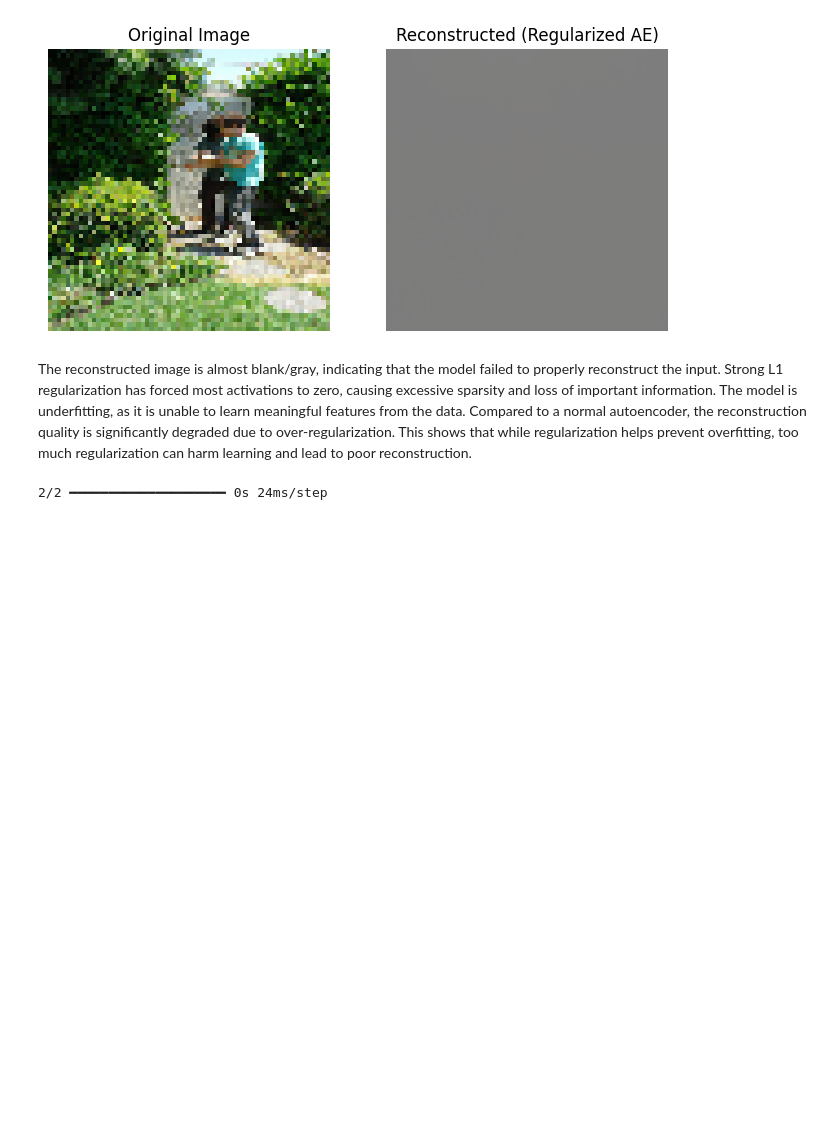
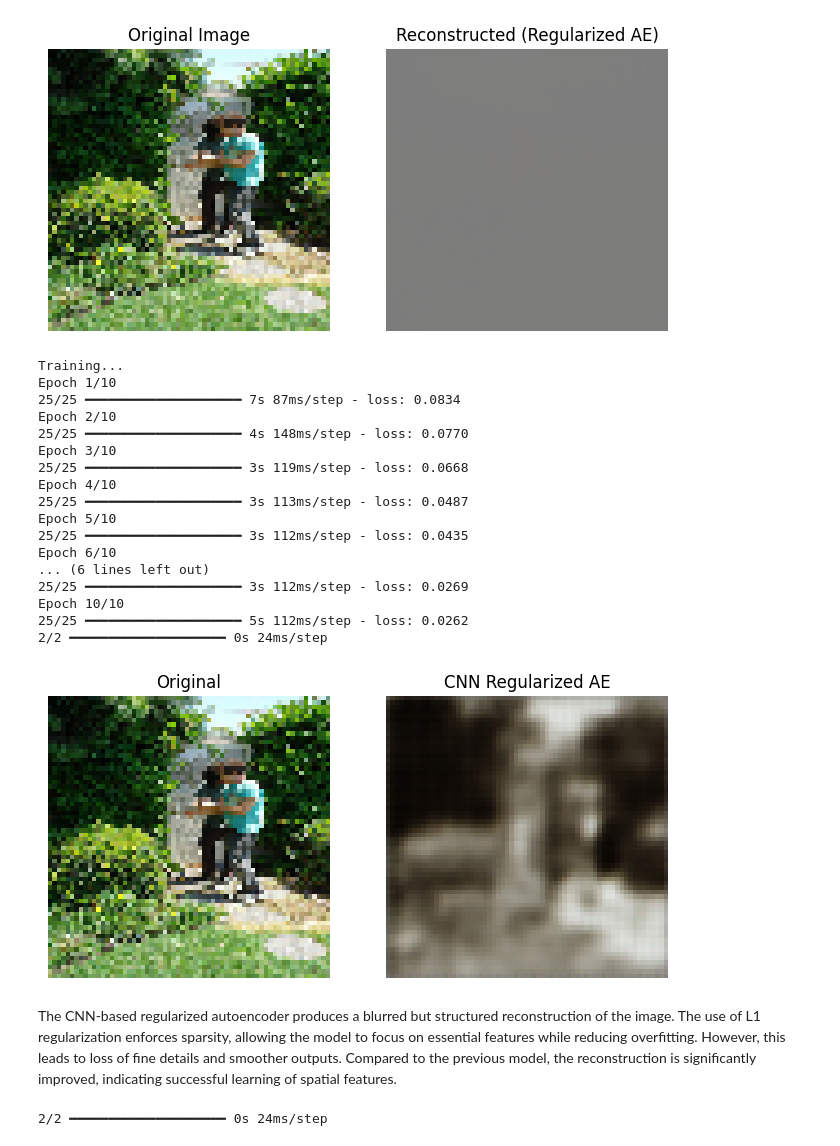
Before and after one commit to Praharshita1275/deep_learning_practice, a Jupyter notebook: DL_assignment.ipynb, the cells around one changed output. Drawn from its saved outputs; the diff is of its cells as text; code cells hidden in the pictures; blank space fills up the shorter version.

```diff
--- a/DL_assignment.ipynb
+++ b/DL_assignment.ipynb
@@ -1350,12 +1350,77 @@ plt.show()
 # %% [output]
 2/2 ━━━━━━━━━━━━━━━━━━━━ 0s 23ms/step
 [figure]
-# %% [markdown]
-The reconstructed image is almost blank/gray, indicating that the model failed to properly reconstruct the input.
-Strong L1 regularization has forced most activations to zero, causing excessive sparsity and loss of important information.
-The model is underfitting, as it is unable to learn meaningful features from the data.
-Compared to a normal autoencoder, the reconstruction quality is significantly degraded due to over-regularization.
-This shows that while regularization helps prevent overfitting, too much regularization can harm learning and lead to poor reconstruction.
+# %%
+# ===================== CNN REGULARIZED AE =====================
+
+from tensorflow.keras import layers, models, regularizers
+
+ae_data = train_data.map(lambda x, y: (x, x))
+
+inputs = layers.Input(shape=(IMG_SIZE, IMG_SIZE, 3))
+
+# Encoder
+x = layers.Conv2D(32, (3,3), activation='relu', padding='same')(inputs)
+x = layers.MaxPooling2D((2,2), padding='same')(x)
+
+x = layers.Conv2D(
+    16, (3,3), activation='relu', padding='same',
+    activity_regularizer=regularizers.l1(1e-7)   # VERY LIGHT regularization
+)(x)
+
+encoded = layers.MaxPooling2D((2,2), padding='same')(x)
+
+# Decoder
+x = layers.Conv2DTranspose(16, (3,3), strides=2, activation='relu', padding='same')(encoded)
+x = layers.Conv2DTranspose(32, (3,3), strides=2, activation='relu', padding='same')(x)
+
+decoded = layers.Conv2D(3, (3,3), activation='sigmoid', padding='same')(x)
+
+model = models.Model(inputs, decoded)
+model.compile(optimizer='adam', loss='mse')
+
+print("Training...")
+model.fit(ae_data, epochs=10)
+
+# Visualization
+for img, _ in train_data.take(1):
+    original = img
+    recon = model.predict(img)
+
+plt.figure(figsize=(8,4))
+
+plt.subplot(1,2,1)
+plt.imshow(original[0])
+plt.title("Original")
+plt.axis('off')
+
+plt.subplot(1,2,2)
+plt.imshow(recon[0])
+plt.title("CNN Regularized AE")
+plt.axis('off')
+
+plt.show()
+# %% [output]
+Training...
+Epoch 1/10
+25/25 ━━━━━━━━━━━━━━━━━━━━ 7s 87ms/step - loss: 0.0834
+Epoch 2/10
+25/25 ━━━━━━━━━━━━━━━━━━━━ 4s 148ms/step - loss: 0.0770
+Epoch 3/10
+25/25 ━━━━━━━━━━━━━━━━━━━━ 3s 119ms/step - loss: 0.0668
+Epoch 4/10
+25/25 ━━━━━━━━━━━━━━━━━━━━ 3s 113ms/step - loss: 0.0487
+Epoch 5/10
+25/25 ━━━━━━━━━━━━━━━━━━━━ 3s 112ms/step - loss: 0.0435
+Epoch 6/10
+... (6 lines left out)
+25/25 ━━━━━━━━━━━━━━━━━━━━ 3s 112ms/step - loss: 0.0269
+Epoch 10/10
+25/25 ━━━━━━━━━━━━━━━━━━━━ 5s 112ms/step - loss: 0.0262
+2/2 ━━━━━━━━━━━━━━━━━━━━ 0s 24ms/step
+[figure, added]
+# %% [markdown]
+The CNN-based regularized autoencoder produces a blurred but structured reconstruction of the image. The use of L1 regularization enforces sparsity, allowing the model to focus on essential features while reducing overfitting. However, this leads to loss of fine details and smoother outputs. Compared to the previous model, the reconstruction is significantly improved, indicating successful learning of spatial features.
 # %%
 #26.Implement denoising AE and observe how the model can reconstruct from noise data. (write observations in terms of how much noise is acceptable)
 import tensorflow as tf
```
Also changed, not shown: parts of 2 cells of this notebook.
